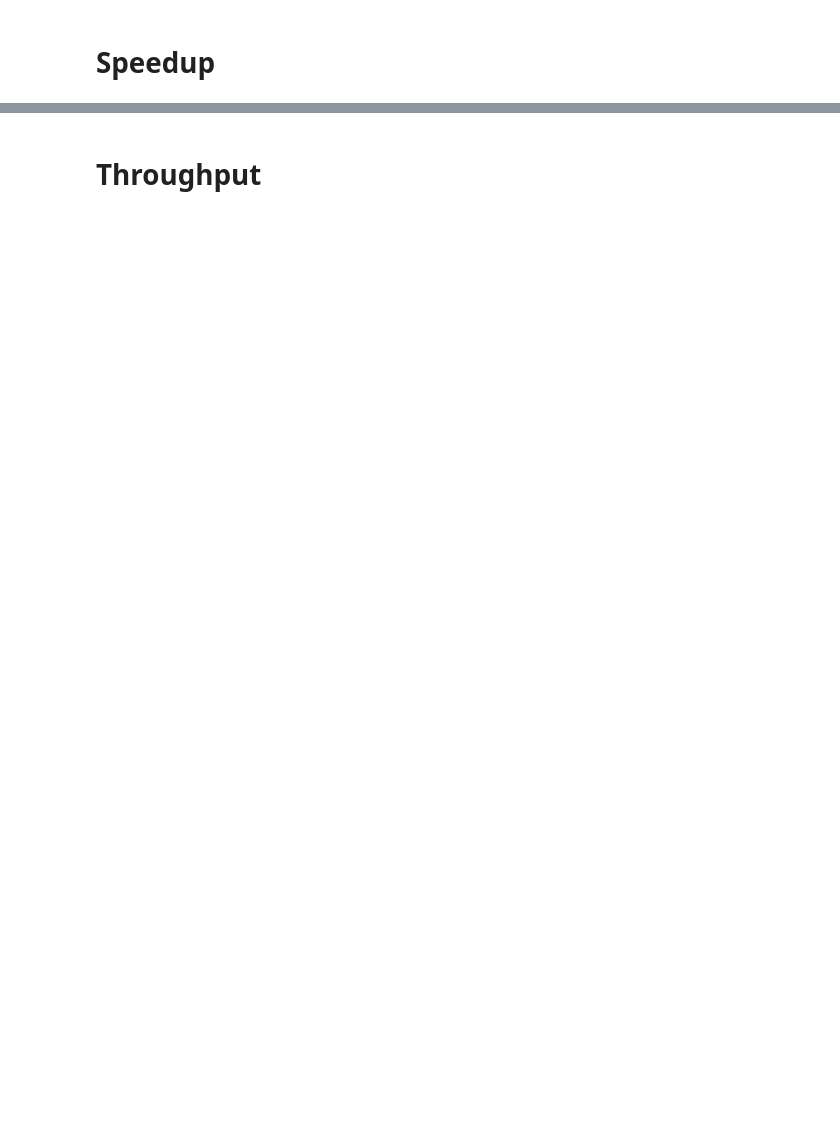
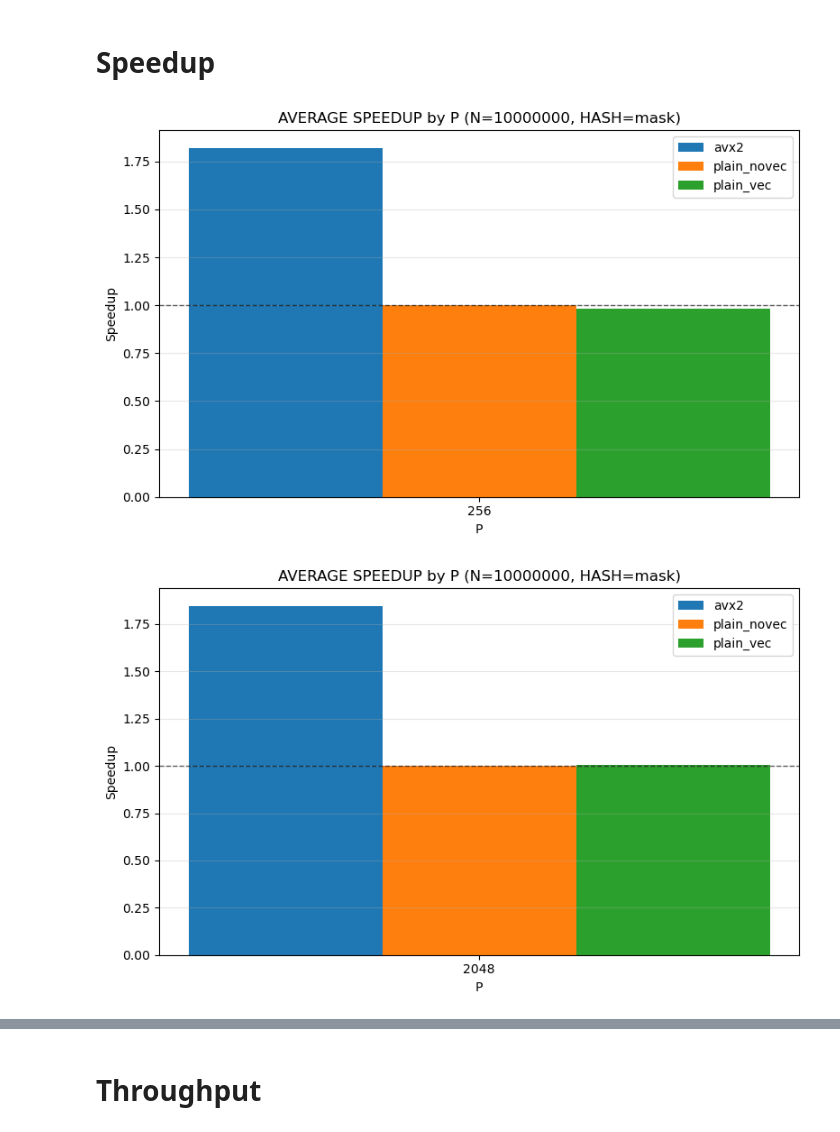
Before and after one commit to GianlucaPanzani/Optimization-of-Partitioned-Hash-Join-with-Duplicates, a Jupyter notebook: src/stable_statistics.ipynb, the cells around one changed output, grey strips where cells are left out. Saved outputs shown, nothing was run; the diff lists cells and outputs as text; code cells hidden in the pictures; blank space fills up the shorter version.

```diff
--- a/src/stable_statistics.ipynb
+++ b/src/stable_statistics.ipynb
@@ -118,34 +145,37 @@ speedup_avg_df["SPEEDUP"] = (
 )
 
 for (fixed_N, fixed_HASH, fixed_CHECKSUM), subdf in speedup_avg_df.groupby(["N", "HASH", "CHECKSUM"]):
-    plot_df = subdf[subdf["EXEC_TYPE"] != baseline_exec_type].sort_values(["P", "EXEC_TYPE"])
+    plot_df = subdf.sort_values(["P", "EXEC_TYPE"])
     if plot_df.empty:
         continue
 
     p_values = sorted(plot_df["P"].unique())
     exec_types = sorted(plot_df["EXEC_TYPE"].unique())
     p_to_x = {p: idx for idx, p in enumerate(p_values)}
     bar_width = 0.8 / max(len(exec_types), 1)
     center_offset = (len(exec_types) - 1) / 2
 
     plt.figure(figsize=(8, 5))
     for idx, exec_type in enumerate(exec_types):
         g = plot_df[plot_df["EXEC_TYPE"] == exec_type].sort_values("P")
         x_positions = [p_to_x[p] + (idx - center_offset) * bar_width for p in g["P"]]
         plt.bar(
             x_positions,
             g["SPEEDUP"],
             width=bar_width,
             color=exec_type_colors.get(exec_type, "tab:gray"),
-            label=f"{exec_type} / {baseline_exec_type}",
+            label=f"{exec_type}",
         )
 
     plt.axhline(1.0, color="black", linestyle="--", linewidth=1, alpha=0.6)
     plt.xticks(range(len(p_values)), p_values)
     plt.xlabel("P")
     plt.ylabel("Speedup")
     plt.title(f"AVERAGE SPEEDUP by P (N={fixed_N}, HASH={fixed_HASH})")
     plt.grid(True, axis="y", alpha=0.3)
     plt.legend()
     plt.tight_layout()
     plt.show()
+# %% [output]
+[figure, added]
+[figure, added]
```
Also changed, not shown: parts of 5 cells of this notebook.
